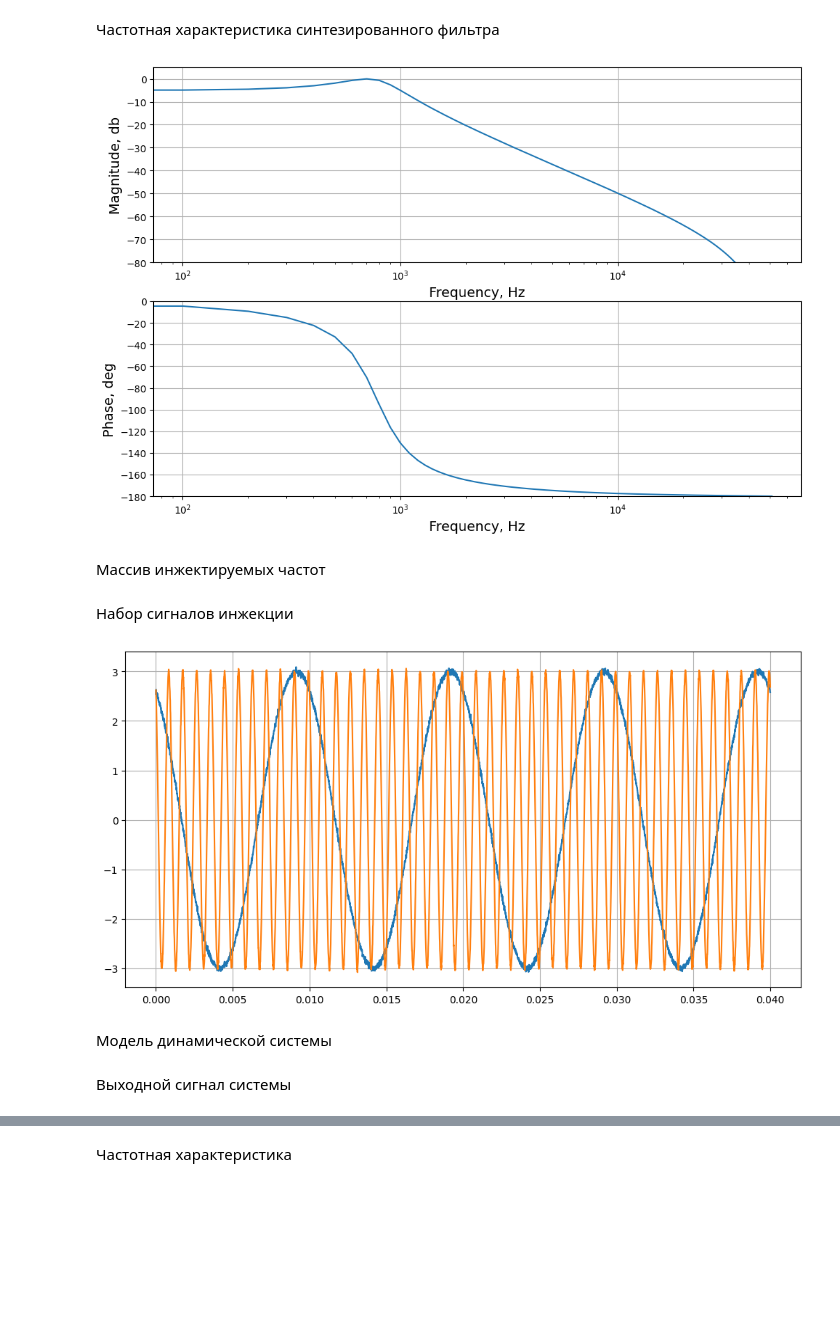
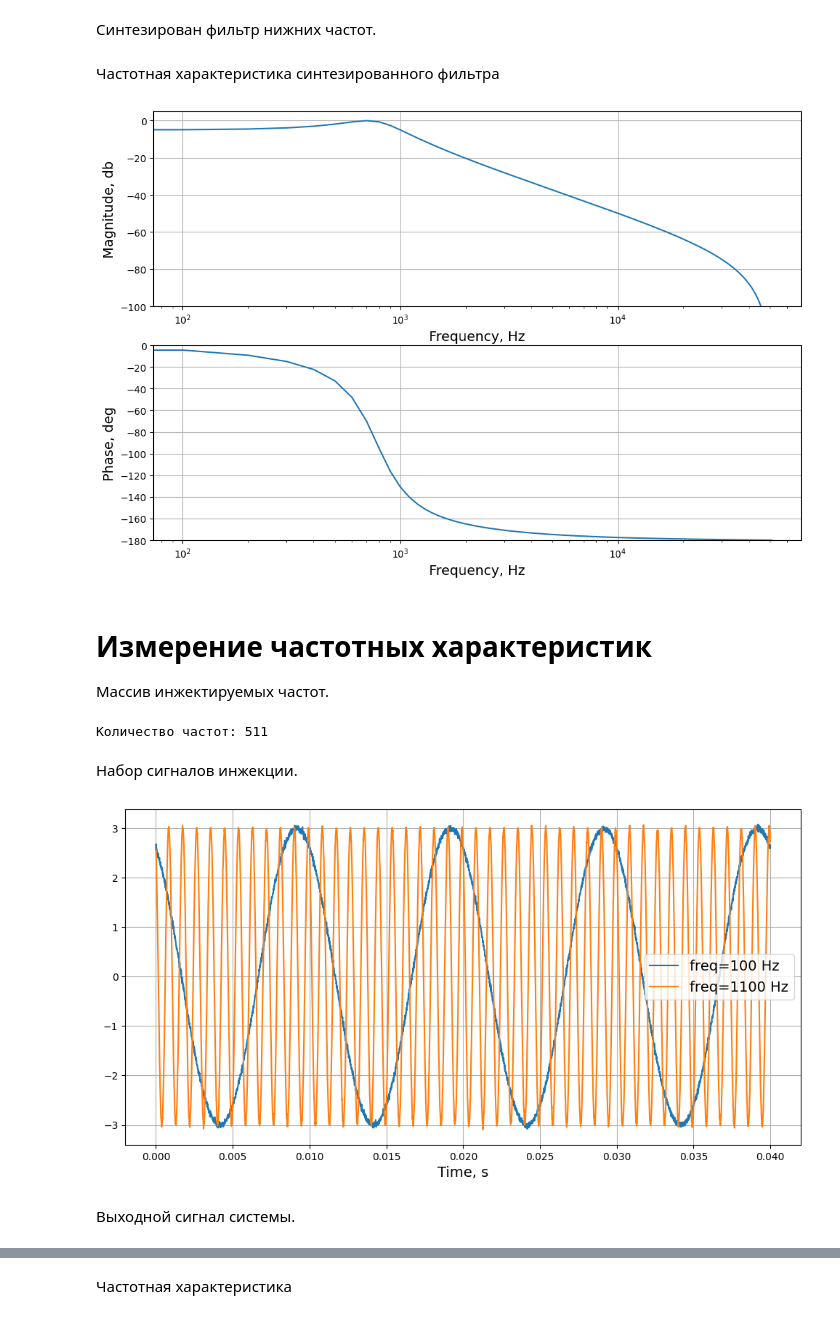
Before and after one commit to romangorbunov91/daub_5_3-int-to-int, a Jupyter notebook: fft_test.ipynb, the cells around one changed output, grey strips where cells are left out. Cells and saved outputs as stored; diff of their text form; code cells hidden in the pictures; blank space fills up the shorter version.

```diff
--- a/fft_test.ipynb
+++ b/fft_test.ipynb
@@ -32,3 +53,5 @@ print(N_FFT)
+# %% [markdown]
+Синтезирован фильтр нижних частот.
 # %%
 # Crossover frequency.
 fc = 1e3
@@ -45,9 +68,9 @@ freq_graph = np.linspace(0, F_SAMPLE/2, N_FFT//2)
 _, h = freqz(b, a, worN=N_FFT//2)
 filter_abs_phase = [20*np.log10(np.abs(h)), np.unwrap(np.angle(h))*180/np.pi]
 
-user_ylim = [[-80, 5], [-180, 0]]
+user_ylim = [[-100, 5], [-180, 0]]
 
-fig, axes = plt.subplots(nrows=2, ncols=1, figsize=user_frsize)
+fig, axes = plt.subplots(nrows=2, ncols=1, figsize=user_frqsize)
 for ax, plot_var, ylim, ylable in zip(axes, filter_abs_phase, user_ylim, user_ylabel):
     ax.plot(freq_graph, plot_var)
     ax.set_xscale('log')
@@ -57,31 +80,36 @@ for ax, plot_var, ylim, ylable in zip(axes, filter_abs_phase, user_ylim, user_yl
     ax.grid(True)
 plt.show()
 # %% [output]
-[figure, old version]
+[figure, new version]
 # %% [markdown]
-Массив инжектируемых частот
+# Измерение частотных характеристик
+Массив инжектируемых частот.
 # %%
 N_FREQ = int(F_SAMPLE/2/F_LOW) - 1
 freq = np.linspace(F_LOW, F_SAMPLE/2-F_LOW, N_FREQ)
+print('Количество частот:', N_FREQ)
+# %% [output]
+Количество частот: 511
 # %% [markdown]
-Набор сигналов инжекции
+Набор сигналов инжекции.
 # %%
-t = np.linspace(0, T_FULL-T_SAMPLE, N_POINT)
-
+# Параметры сигнала.
 Xm = 3
 phi_x = np.pi/6
 NOISE_MAG = 0.01 * Xm
 
-x = np.empty((N_FREQ,), dtype=object)
+# Независимая и зависимая переменные.
+t = np.linspace(0, T_FULL-T_SAMPLE, N_POINT)
+x_full = np.empty((N_FREQ,), dtype=object)
 for k, f in enumerate(freq):
-    x[k] = Xm * np.cos(2*np.pi*f*t + phi_x) + np.random.normal(0, NOISE_MAG, N_POINT)
+    x_full[k] = Xm * np.cos(2*np.pi*f*t + phi_x) + np.random.normal(0, NOISE_MAG, N_POINT)
 # %%
 plt.figure(figsize=user_figsize)
-plt.plot(t,x[0])
-plt.plot(t,x[10])
-plt.grid(True)
+plt.plot(t,x_full[0], label='freq='+str(int(freq[0]))+' Hz')
+plt.plot(t,x_full[10], label='freq='+str(int(freq[10]))+' Hz')
+plt.xlabel('Time, s', fontsize=user_fontsize)
+plt.grid()
+plt.legend(fontsize=user_fontsize)
 plt.show()
 # %% [output]
-[figure, old version]
+[figure, new version]
-# %% [markdown]
-Модель динамической системы
@@ -100,3 +116,3 @@ def IIR_filter(x, b_coeff, a_coeff):
 # %% [markdown]
-Выходной сигнал системы
+Выходной сигнал системы.
 # %%
```
Also changed, not shown: parts of 22 cells of this notebook.
